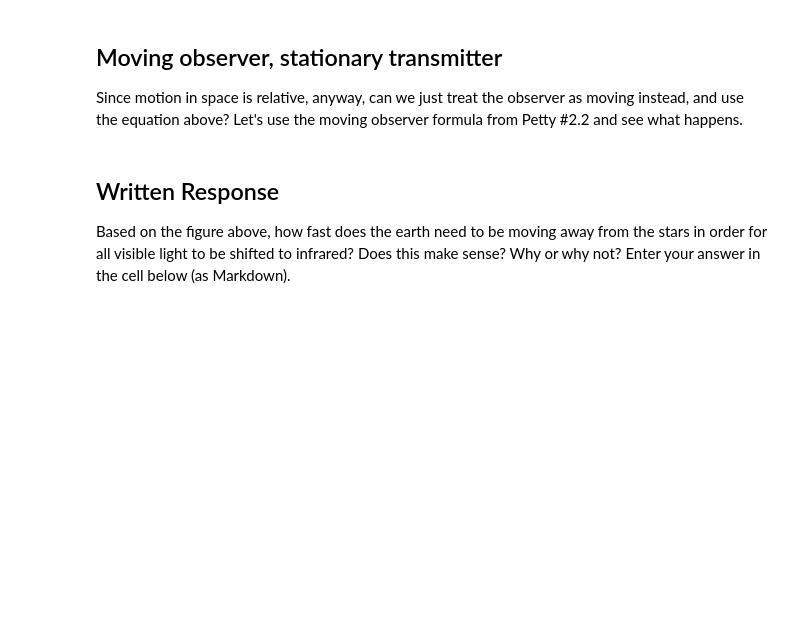
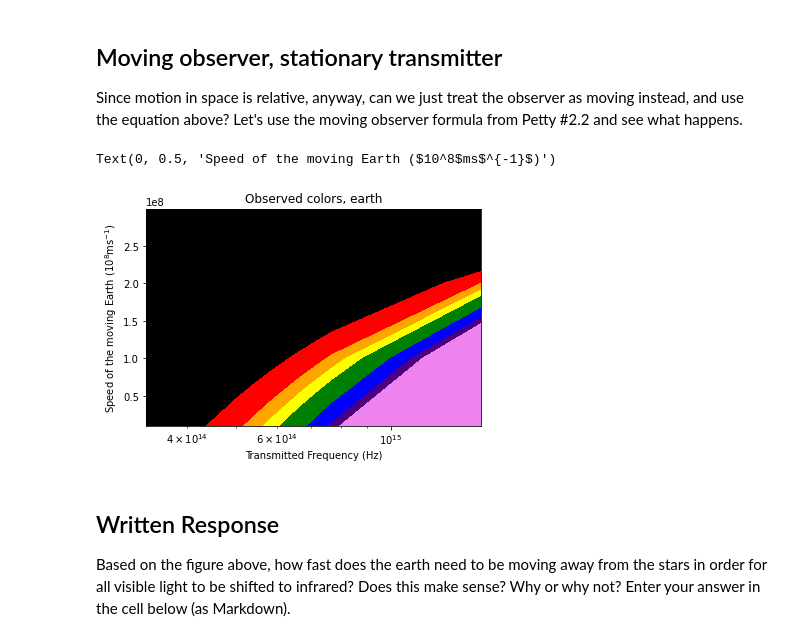
Before and after one commit to mrixlam/inst_rad_primer_g2, a Jupyter notebook: G2 - Radiation Primer Lab.ipynb, the cells around one changed output. Drawn from its saved outputs; the diff is of its cells as text; code cells hidden in the pictures; blank space fills up the shorter version.

```diff
--- a/G2 - Radiation Primer Lab.ipynb
+++ b/G2 - Radiation Primer Lab.ipynb
@@ -230,15 +245,22 @@ Based on the figure above, how fast does the transmitting star need to be moving
 Since motion in space is relative, anyway, can we just treat the observer as moving instead, and use the equation above? Let's use the moving observer formula from Petty #2.2 and see what happens.
 # %%
 def doppler_moving_rcvr(transmitted_frequency, receiver_speed):
-    observed_frequency = transmitted_frequency * np.ones_like(receiver_speed)
+    observed_frequency = transmitted_frequency*(1-(receiver_speed/speed_of_light))
     return(observed_frequency)
+
+# def doppler_moving_rcvr(transmitted_frequency, receiver_speed):
+    # observed_frequency = transmitted_frequency * np.ones_like(receiver_speed)
+    # return(observed_frequency)
 
 observed_frequencies2 = doppler_moving_rcvr(color_frequencies[np.newaxis,:], star_speeds[:, np.newaxis])
 plt.contourf(color_frequencies, star_speeds, observed_frequencies2, levels=color_frequencies, colors=color_plotnames, extend='both')
 plt.xscale("log")
 plt.title("Observed colors, earth")
 plt.xlabel("Transmitted Frequency (Hz)")
 plt.ylabel("Speed of the moving Earth ($10^8$ms$^{-1}$)")
+# %% [output]
+Text(0, 0.5, 'Speed of the moving Earth ($10^8$ms$^{-1}$)')
+[figure, added]
 # %% [markdown]
 ## Written Response
 
```
Also changed, not shown: parts of 3 cells of this notebook.
